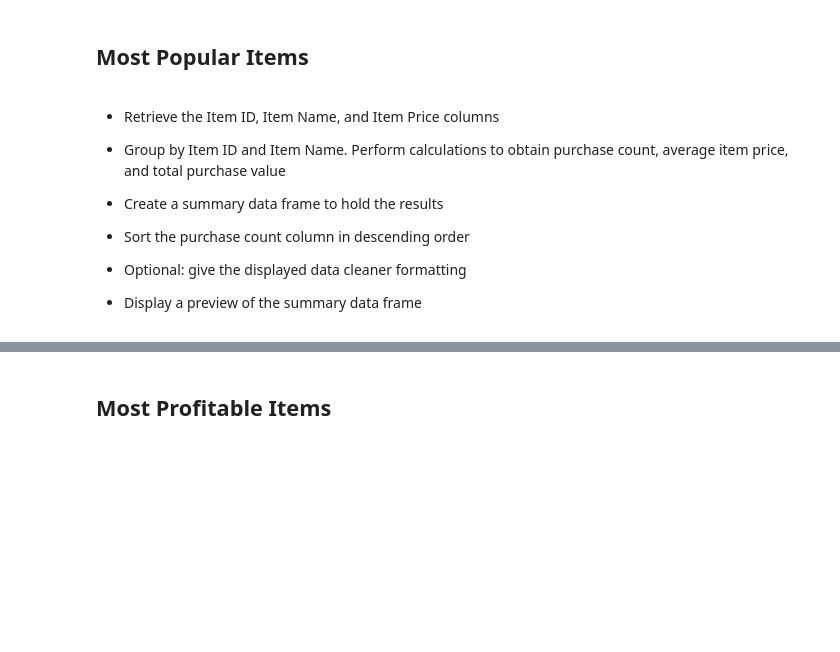
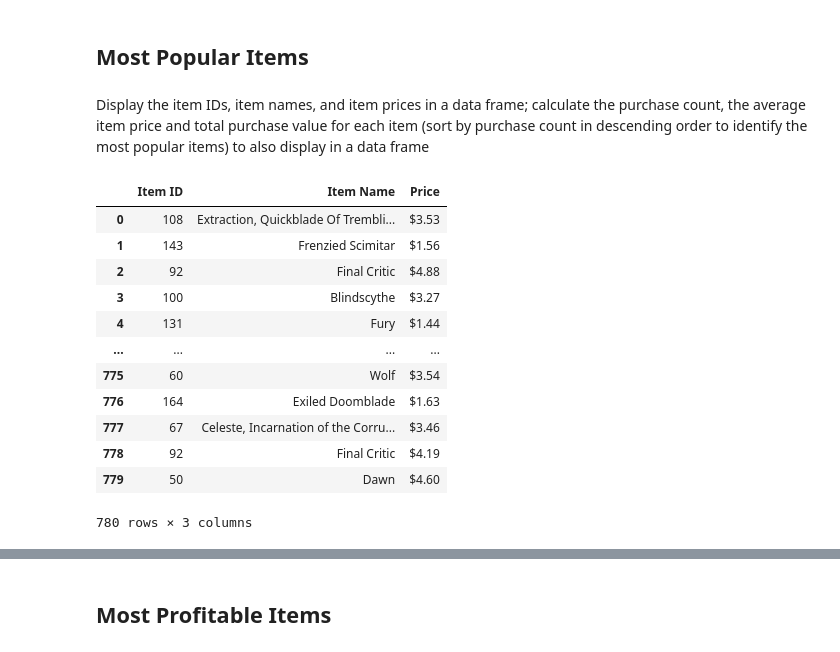
Before and after one commit to ic17rey/pandas-challenge, a Jupyter notebook: HeroesOfPymoli/HeroesOfPymoli.ipynb, the cells around one changed output, grey strips where cells are left out. Saved outputs shown, nothing was run; the diff lists cells and outputs as text; code cells hidden in the pictures; blank space fills up the shorter version.

```diff
--- a/HeroesOfPymoli/HeroesOfPymoli.ipynb
+++ b/HeroesOfPymoli/HeroesOfPymoli.ipynb
@@ -357,27 +353,25 @@ sorted_by_purchases_df.head()
 # %% [markdown]
 ## Most Popular Items
-# %% [markdown]
-* Retrieve the Item ID, Item Name, and Item Price columns
-
-
-* Group by Item ID and Item Name. Perform calculations to obtain purchase count, average item price, and total purchase value
-
-
-* Create a summary data frame to hold the results
-
-
-* Sort the purchase count column in descending order
-
-
-* Optional: give the displayed data cleaner formatting
-
-
-* Display a preview of the summary data frame
+# %% [markdown]
+Display the item IDs, item names, and item prices in a data frame; calculate the purchase count, the average item price and total purchase value for each item (sort by purchase count in descending order to identify the most popular items) to also display in a data frame
 # %%
 # Create a data frame from gaming_df that includes Item ID, Item Name and Item Price
 gaming_simple_df = gaming_df[['Item ID', 'Item Name', 'Price']]
-gaming_simple_df = gaming_simple_df.rename(columns={'Price':'Item Price'})
 
 # Format from previous df is carrying forward as needed
-# View the data frame
+# View the first and last rows of the data frame
 gaming_simple_df
+# %% [output]
+|  | Item ID | Item Name | Price |
+| 0 | 108 | Extraction, Quickblade Of Trembli... | $3.53 |
+| 1 | 143 | Frenzied Scimitar | $1.56 |
+| 2 | 92 | Final Critic | $4.88 |
+| 3 | 100 | Blindscythe | $3.27 |
+| 4 | 131 | Fury | $1.44 |
+| ... | ... | ... | ... |
+| 775 | 60 | Wolf | $3.54 |
+| 776 | 164 | Exiled Doomblade | $1.63 |
+| 777 | 67 | Celeste, Incarnation of the Corru... | $3.46 |
+| 778 | 92 | Final Critic | $4.19 |
+| 779 | 50 | Dawn | $4.60 |
+780 rows × 3 columns
```
Also changed, not shown: parts of 10 cells of this notebook.
